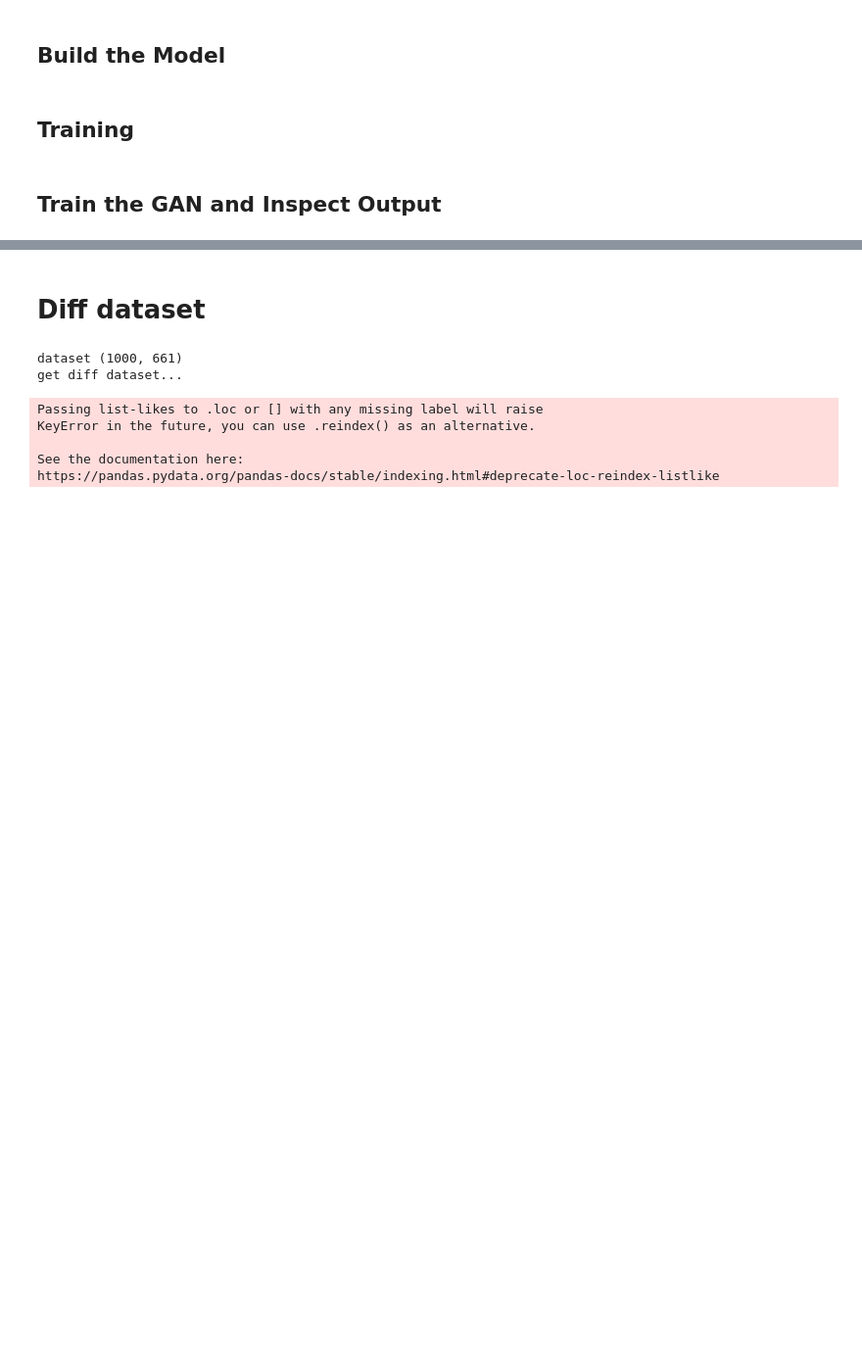
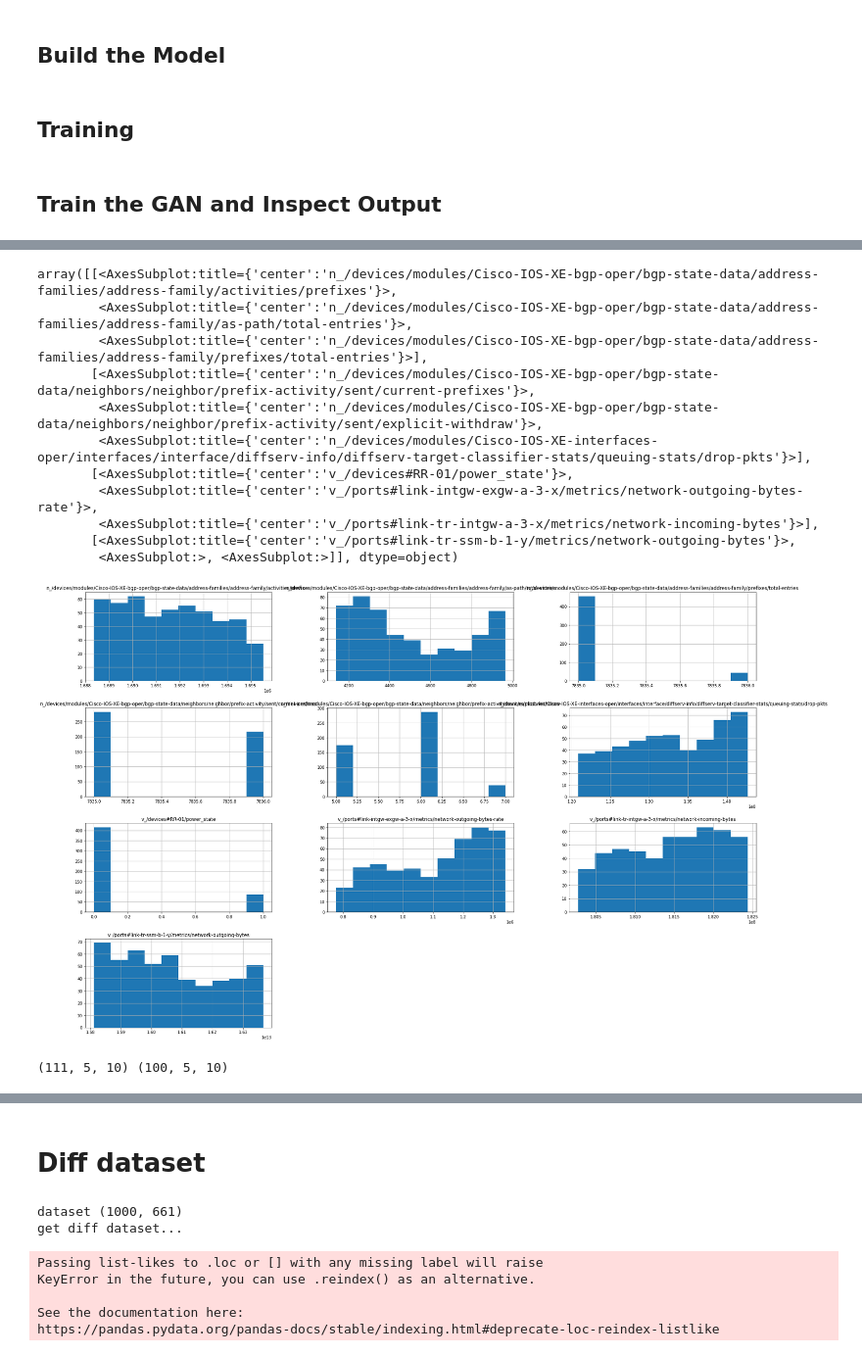
Before and after one commit to xiafei571/itu-gan, a Jupyter notebook: ITUGan.ipynb, the cells around one changed output, grey strips where cells are left out. Shown: that part at 98% size. Cells and saved outputs as stored; diff of their text form; code cells hidden in the pictures; blank space fills up the shorter version.

```diff
--- a/ITUGan.ipynb
+++ b/ITUGan.ipynb
@@ -459,0 +762,6 @@ plt.legend()
+# %%
+file_list = []
+for filename in os.listdir('./'):
+    if os.path.splitext(filename)[1] == '.csv' and os.path.splitext(filename)[0][:6] == 'sample':
+        file_list.append(filename);
+print(file_list)
@@ -459,0 +770,14 @@ plt.legend()
+# %%
+df_list = []
+for filename in file_list:
+    df = pd.read_csv('./' + filename)
+    df_list.append(df)
+
+df_generator = pd.concat(df_list)
+# %%
+# df_generator = pd.read_csv('./sample_199.csv')
+df_generator = df_generator.astype(int)
+# %%
+df_generator = df_generator.drop(columns = ['Unnamed: 0', 'v_type_code'])
+print(df_generator.shape)
+df_generator.head()
@@ -459,0 +839,15 @@ plt.legend()
+# %%
+df_generator.hist(figsize=(30,20))
+# %% [output]
+array([[<AxesSubplot:title={'center':'n_/devices/modules/Cisco-IOS-XE-bgp-oper/bgp-state-data/address-families/address-family/activities/prefixes'}>,
+        <AxesSubplot:title={'center':'n_/devices/modules/Cisco-IOS-XE-bgp-oper/bgp-state-data/address-families/address-family/as-path/total-entries'}>,
+        <AxesSubplot:title={'center':'n_/devices/modules/Cisco-IOS-XE-bgp-oper/bgp-state-data/address-families/address-family/prefixes/total-entries'}>],
+       [<AxesSubplot:title={'center':'n_/devices/modules/Cisco-IOS-XE-bgp-oper/bgp-state-data/neighbors/neighbor/prefix-activity/sent/current-prefixes'}>,
+        <AxesSubplot:title={'center':'n_/devices/modules/Cisco-IOS-XE-bgp-oper/bgp-state-data/neighbors/neighbor/prefix-activity/sent/explicit-withdraw'}>,
+        <AxesSubplot:title={'center':'n_/devices/modules/Cisco-IOS-XE-interfaces-oper/interfaces/interface/diffserv-info/diffserv-target-classifier-stats/queuing-stats/drop-pkts'}>],
+       [<AxesSubplot:title={'center':'v_/devices#RR-01/power_state'}>,
+        <AxesSubplot:title={'center':'v_/ports#link-intgw-exgw-a-3-x/metrics/network-outgoing-bytes-rate'}>,
+        <AxesSubplot:title={'center':'v_/ports#link-tr-intgw-a-3-x/metrics/network-incoming-bytes'}>],
+       [<AxesSubplot:title={'center':'v_/ports#link-tr-ssm-b-1-y/metrics/network-outgoing-bytes'}>,
+        <AxesSubplot:>, <AxesSubplot:>]], dtype=object)
+[figure, added]
@@ -459,0 +857,4 @@ plt.legend()
+# %%
+print(v_df_ori.shape, v_df_generator.shape)
+# %% [output]
+(111, 5, 10) (100, 5, 10)
```
Also changed, not shown: parts of 43 cells of this notebook, 14 other files.
